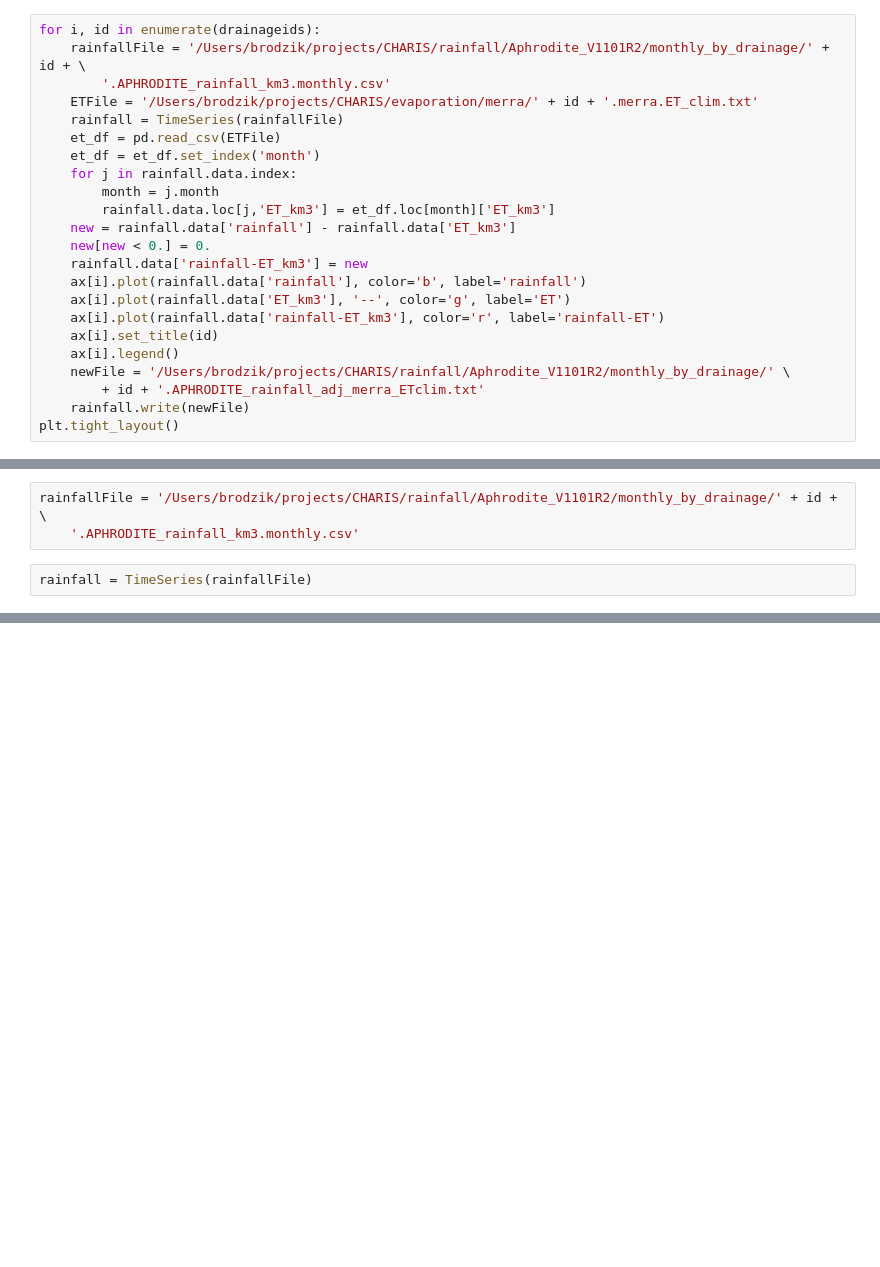
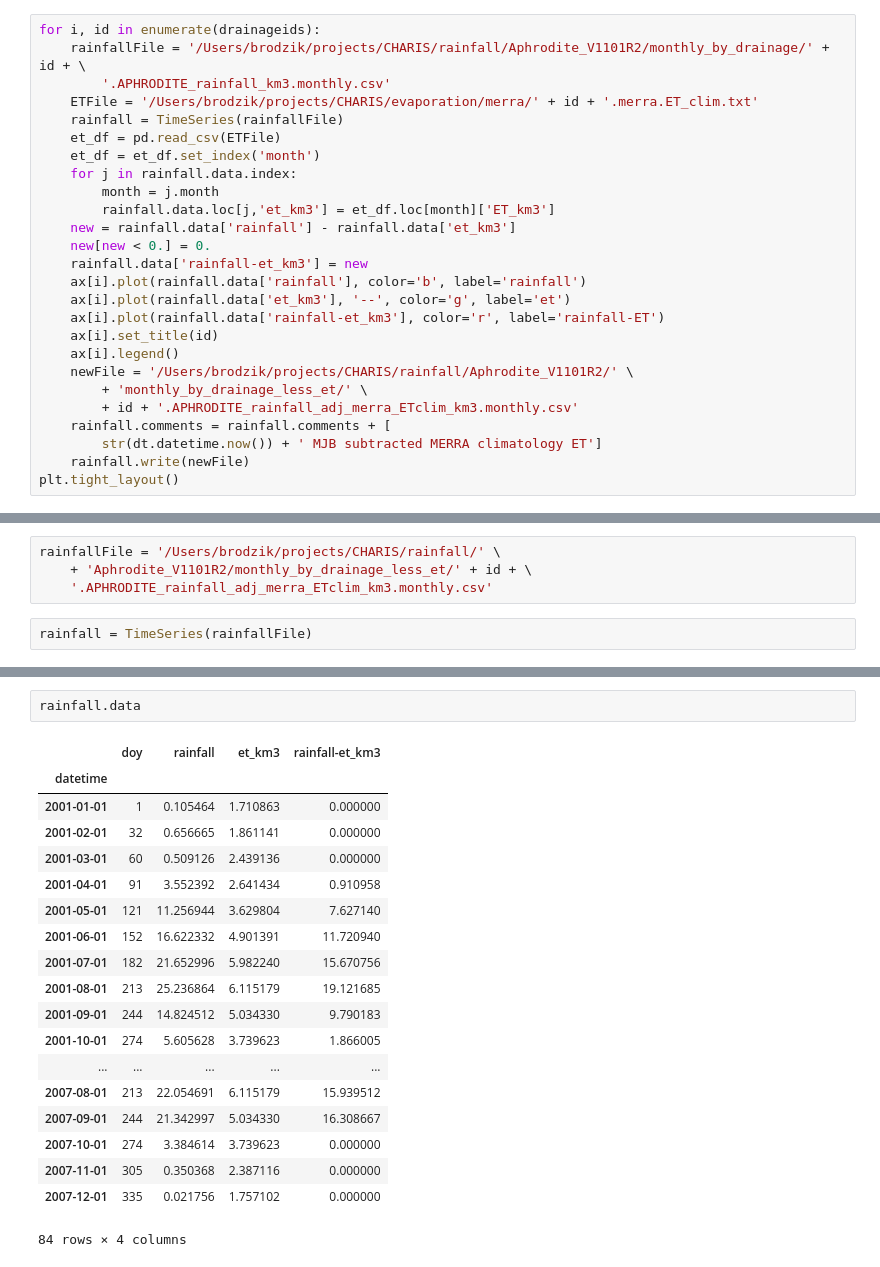
Before and after one commit to mjbrodzik/ipython_notebooks, a Jupyter notebook: charis/Calibration_basin_rainfall_minus_ET.ipynb, the cells around one changed output, grey strips where cells are left out. Drawn from its saved outputs; the diff is of its cells as text; blank space fills up the shorter version.

```diff
--- a/charis/Calibration_basin_rainfall_minus_ET.ipynb
+++ b/charis/Calibration_basin_rainfall_minus_ET.ipynb
@@ -26,24 +27,28 @@ for i, id in enumerate(drainageids):
     et_df = et_df.set_index('month')
     for j in rainfall.data.index:
         month = j.month
-        rainfall.data.loc[j,'ET_km3'] = et_df.loc[month]['ET_km3']
-    new = rainfall.data['rainfall'] - rainfall.data['ET_km3']
+        rainfall.data.loc[j,'et_km3'] = et_df.loc[month]['ET_km3']
+    new = rainfall.data['rainfall'] - rainfall.data['et_km3']
     new[new < 0.] = 0.
-    rainfall.data['rainfall-ET_km3'] = new
+    rainfall.data['rainfall-et_km3'] = new
     ax[i].plot(rainfall.data['rainfall'], color='b', label='rainfall')
-    ax[i].plot(rainfall.data['ET_km3'], '--', color='g', label='ET')
-    ax[i].plot(rainfall.data['rainfall-ET_km3'], color='r', label='rainfall-ET')
+    ax[i].plot(rainfall.data['et_km3'], '--', color='g', label='et')
+    ax[i].plot(rainfall.data['rainfall-et_km3'], color='r', label='rainfall-ET')
     ax[i].set_title(id)
     ax[i].legend()
-    newFile = '/Users/brodzik/projects/CHARIS/rainfall/Aphrodite_V1101R2/monthly_by_drainage/' \
-        + id + '.APHRODITE_rainfall_adj_merra_ETclim.txt'
+    newFile = '/Users/brodzik/projects/CHARIS/rainfall/Aphrodite_V1101R2/' \
+        + 'monthly_by_drainage_less_et/' \
+        + id + '.APHRODITE_rainfall_adj_merra_ETclim_km3.monthly.csv'
+    rainfall.comments = rainfall.comments + [
+        str(dt.datetime.now()) + ' MJB subtracted MERRA climatology ET']
     rainfall.write(newFile)
 plt.tight_layout()
 # %%
 plt.savefig('calibration_basins.rainfall-ET.png')
 # %%
-rainfallFile = '/Users/brodzik/projects/CHARIS/rainfall/Aphrodite_V1101R2/monthly_by_drainage/' + id + \
-    '.APHRODITE_rainfall_km3.monthly.csv'
+rainfallFile = '/Users/brodzik/projects/CHARIS/rainfall/' \
+    + 'Aphrodite_V1101R2/monthly_by_drainage_less_et/' + id + \
+    '.APHRODITE_rainfall_adj_merra_ETclim_km3.monthly.csv'
 # %%
 rainfall = TimeSeries(rainfallFile)
 # %%
@@ -52,0 +65,22 @@ rainfall.comments()
+# %%
+rainfall.data
+# %% [output]
+|  | doy | rainfall | et_km3 | rainfall-et_km3 |
+| datetime |  |  |  |  |
+| 2001-01-01 | 1 | 0.105464 | 1.710863 | 0.000000 |
+| 2001-02-01 | 32 | 0.656665 | 1.861141 | 0.000000 |
+| 2001-03-01 | 60 | 0.509126 | 2.439136 | 0.000000 |
+| 2001-04-01 | 91 | 3.552392 | 2.641434 | 0.910958 |
+| 2001-05-01 | 121 | 11.256944 | 3.629804 | 7.627140 |
+| 2001-06-01 | 152 | 16.622332 | 4.901391 | 11.720940 |
+| 2001-07-01 | 182 | 21.652996 | 5.982240 | 15.670756 |
+| 2001-08-01 | 213 | 25.236864 | 6.115179 | 19.121685 |
+| 2001-09-01 | 244 | 14.824512 | 5.034330 | 9.790183 |
+| 2001-10-01 | 274 | 5.605628 | 3.739623 | 1.866005 |
+| ... | ... | ... | ... | ... |
+| 2007-08-01 | 213 | 22.054691 | 6.115179 | 15.939512 |
+| 2007-09-01 | 244 | 21.342997 | 5.034330 | 16.308667 |
+| 2007-10-01 | 274 | 3.384614 | 3.739623 | 0.000000 |
+| 2007-11-01 | 305 | 0.350368 | 2.387116 | 0.000000 |
+| 2007-12-01 | 335 | 0.021756 | 1.757102 | 0.000000 |
+84 rows × 4 columns
```
Also changed, not shown: parts of 2 cells of this notebook.
